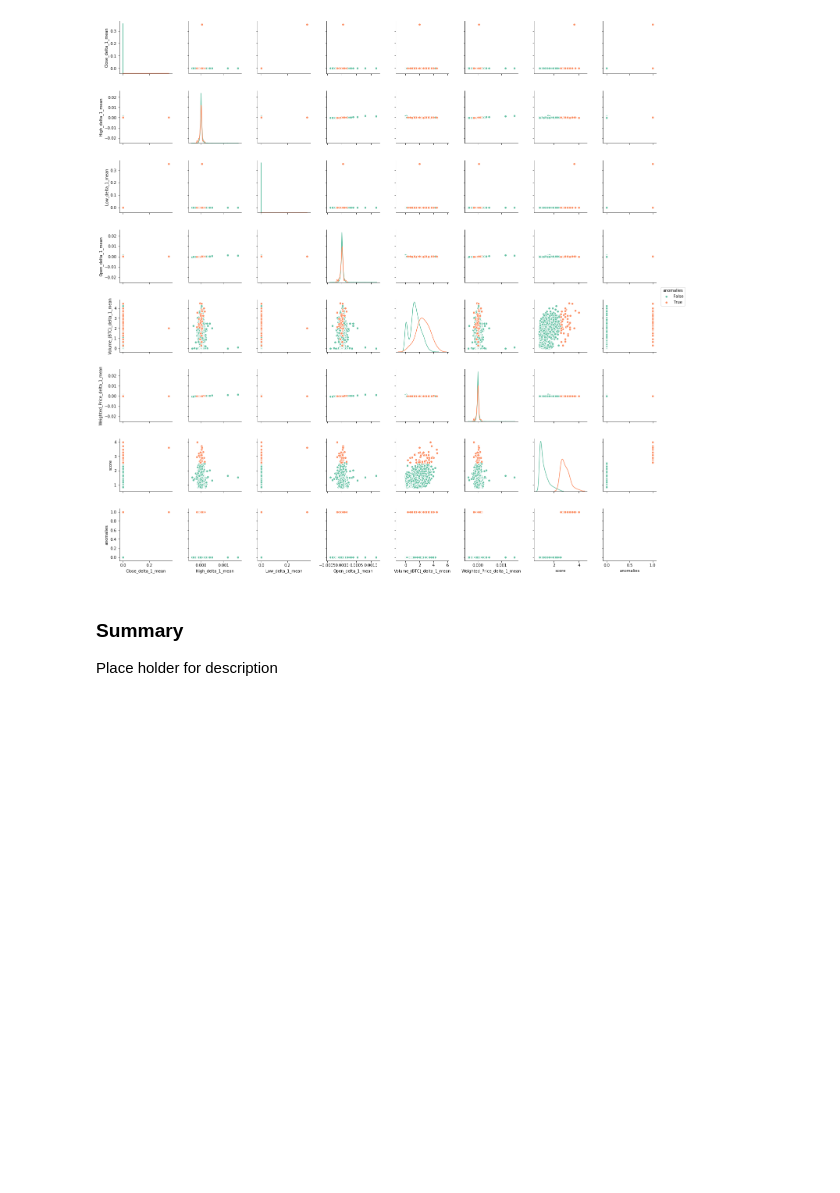
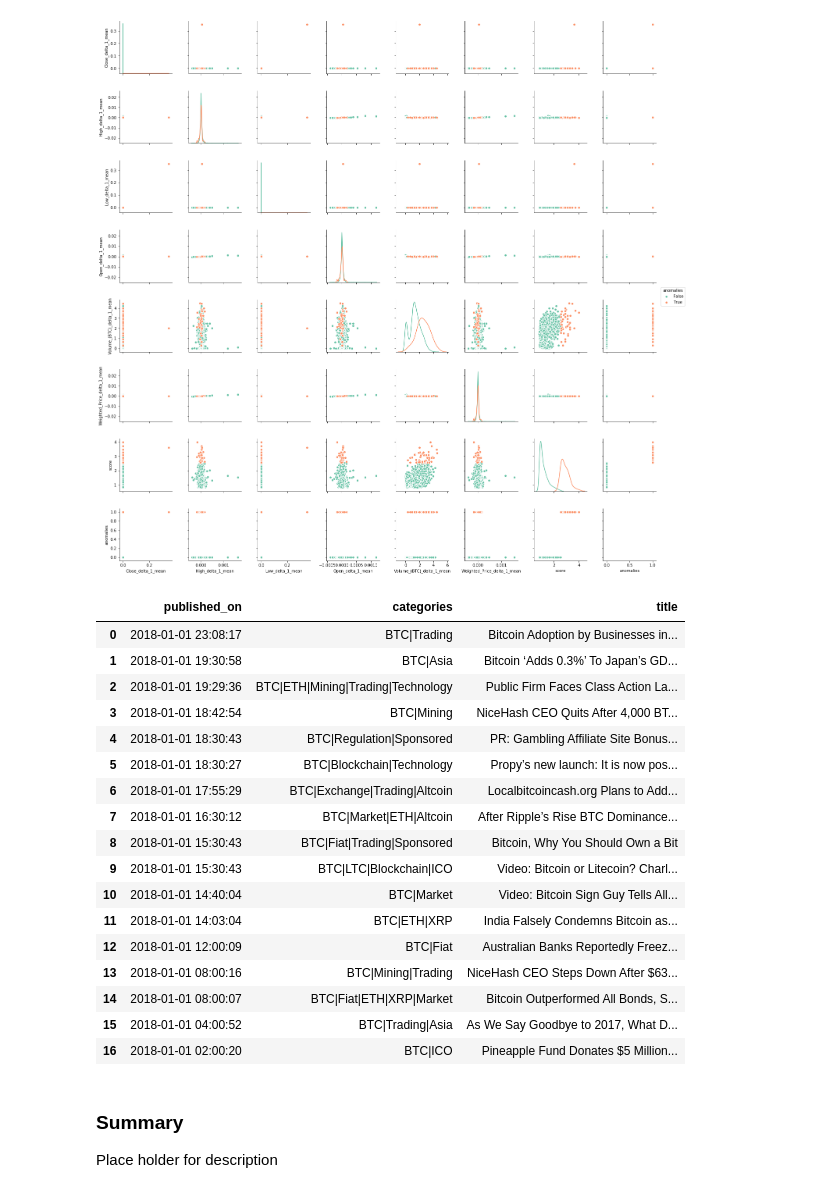
Before and after one commit to wherring/95852-ADS, a Jupyter notebook: 95852-ADS-Project-Team2-Daily.ipynb, the cells around one changed output. Cells and saved outputs as stored; diff of their text form; code cells hidden in the pictures; blank space fills up the shorter version.

```diff
--- a/95852-ADS-Project-Team2-Daily.ipynb
+++ b/95852-ADS-Project-Team2-Daily.ipynb
@@ -732,6 +732,52 @@ g = sns.pairplot(df_daily_deltas.iloc[:, sixty_cols], hue="anomalies", palette="
 plt.show()
 # %% [output]
 [figure]
+# %%
+import datetime as dt
+import pandas as pd
+import requests
+pd.set_option('display.max_colwidth', -1)
+
+def get_news_by_date(date, category):
+    datefrom = date.strftime("%s")
+    dateto = (date + dt.timedelta(days=1)).strftime("%s")
+    url = "https://min-api.cryptocompare.com/data/v2/news/?categories=" + \
+    category + "&lTs=" + dateto
+    f = requests.get(url)
+    ipdata = f.json()
+    df = pd.DataFrame(ipdata['Data'])
+    df = df[(df['published_on'] >= int(datefrom)) & (df['published_on'] < int(dateto))]
+    df['published_on'] = df['published_on'].astype(int)
+    df['published_on'] = pd.to_datetime(df['published_on'],unit='s')
+    df = df[['published_on', 'categories', 'title' \
+#              , 'body' \
+            ]]
+    df.sort_index
+    return df
+# %%
+date = dt.datetime(2018,1,1)
+category = "BTC,Marketing, Trading, Regulation"
+df_news = get_news_by_date(date, category)
+df_news
+# %% [output]
+|  | published_on | categories | title |
+| 0 | 2018-01-01 23:08:17 | BTC|Trading | Bitcoin Adoption by Businesses in... |
+| 1 | 2018-01-01 19:30:58 | BTC|Asia | Bitcoin ‘Adds 0.3%’ To Japan’s GD... |
+| 2 | 2018-01-01 19:29:36 | BTC|ETH|Mining|Trading|Technology | Public Firm Faces Class Action La... |
+| 3 | 2018-01-01 18:42:54 | BTC|Mining | NiceHash CEO Quits After 4,000 BT... |
+| 4 | 2018-01-01 18:30:43 | BTC|Regulation|Sponsored | PR: Gambling Affiliate Site Bonus... |
+| 5 | 2018-01-01 18:30:27 | BTC|Blockchain|Technology | Propy’s new launch: It is now pos... |
+| 6 | 2018-01-01 17:55:29 | BTC|Exchange|Trading|Altcoin | Localbitcoincash.org Plans to Add... |
+| 7 | 2018-01-01 16:30:12 | BTC|Market|ETH|Altcoin | After Ripple’s Rise BTC Dominance... |
+| 8 | 2018-01-01 15:30:43 | BTC|Fiat|Trading|Sponsored | Bitcoin, Why You Should Own a Bit |
+| 9 | 2018-01-01 15:30:43 | BTC|LTC|Blockchain|ICO | Video: Bitcoin or Litecoin? Charl... |
+| 10 | 2018-01-01 14:40:04 | BTC|Market | Video: Bitcoin Sign Guy Tells All... |
+| 11 | 2018-01-01 14:03:04 | BTC|ETH|XRP | India Falsely Condemns Bitcoin as... |
+| 12 | 2018-01-01 12:00:09 | BTC|Fiat | Australian Banks Reportedly Freez... |
+| 13 | 2018-01-01 08:00:16 | BTC|Mining|Trading | NiceHash CEO Steps Down After $63... |
+| 14 | 2018-01-01 08:00:07 | BTC|Fiat|ETH|XRP|Market | Bitcoin Outperformed All Bonds, S... |
+| 15 | 2018-01-01 04:00:52 | BTC|Trading|Asia | As We Say Goodbye to 2017, What D... |
+| 16 | 2018-01-01 02:00:20 | BTC|ICO | Pineapple Fund Donates $5 Million... |
 # %% [markdown]
 ### Summary
 Place holder for description
```
